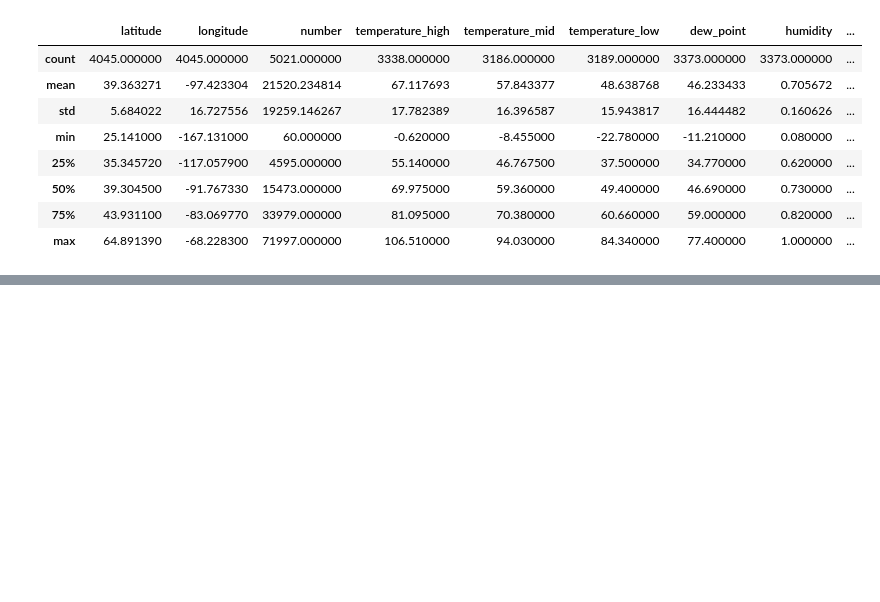
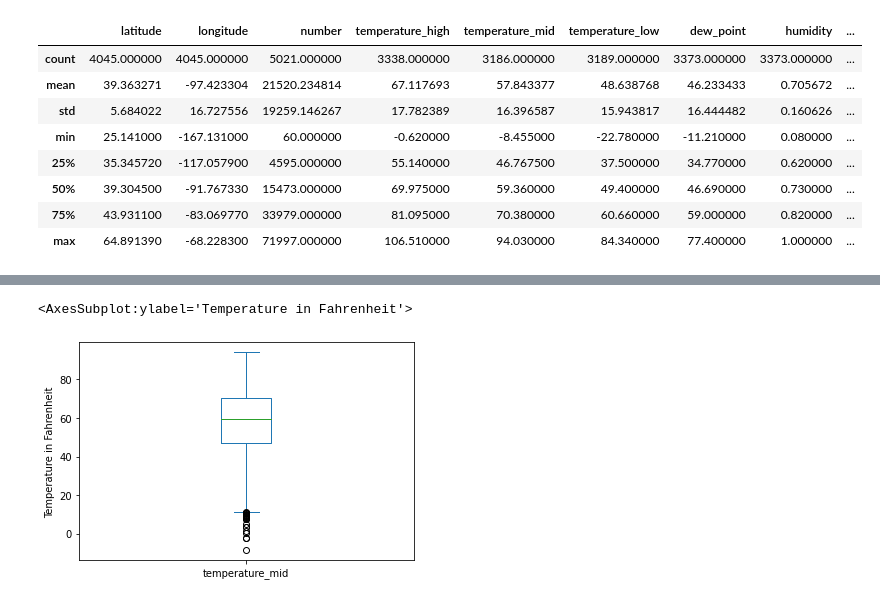
Before and after one commit to wsrtka/where-is-bigfoot, a Jupyter notebook: bigfoot.ipynb, the cells around one changed output, grey strips where cells are left out. Drawn from its saved outputs; the diff is of its cells as text; code cells hidden in the pictures; blank space fills up the shorter version.

```diff
--- a/bigfoot.ipynb
+++ b/bigfoot.ipynb
@@ -26,0 +48,5 @@ reports.describe()
+# %%
+reports["temperature_mid"].plot(kind="box", ylabel="Temperature in Fahrenheit")
+# %% [output]
+<AxesSubplot:ylabel='Temperature in Fahrenheit'>
+[figure, added]
```
Also changed, not shown: parts of 8 cells of this notebook.
